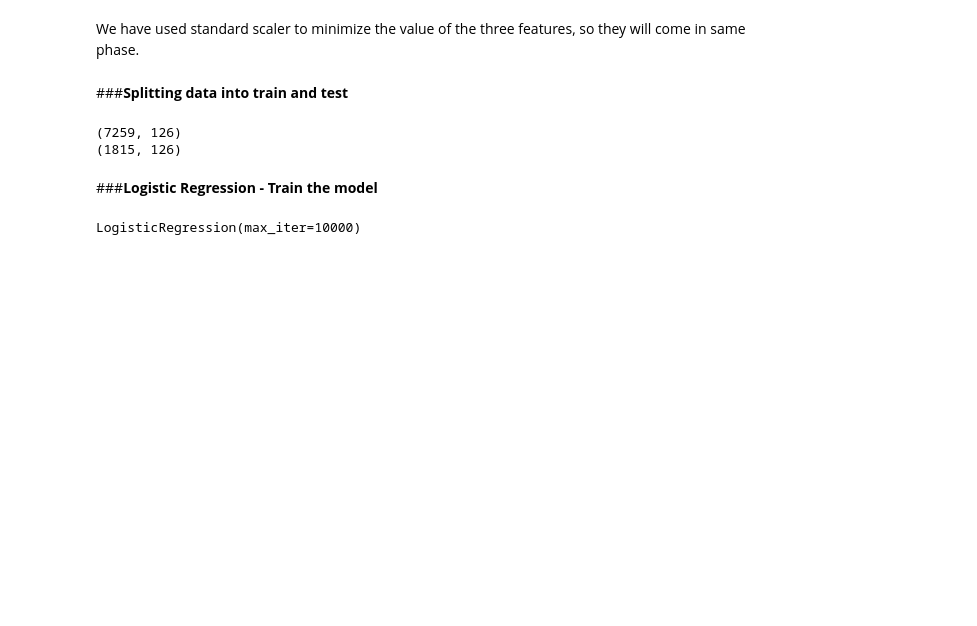
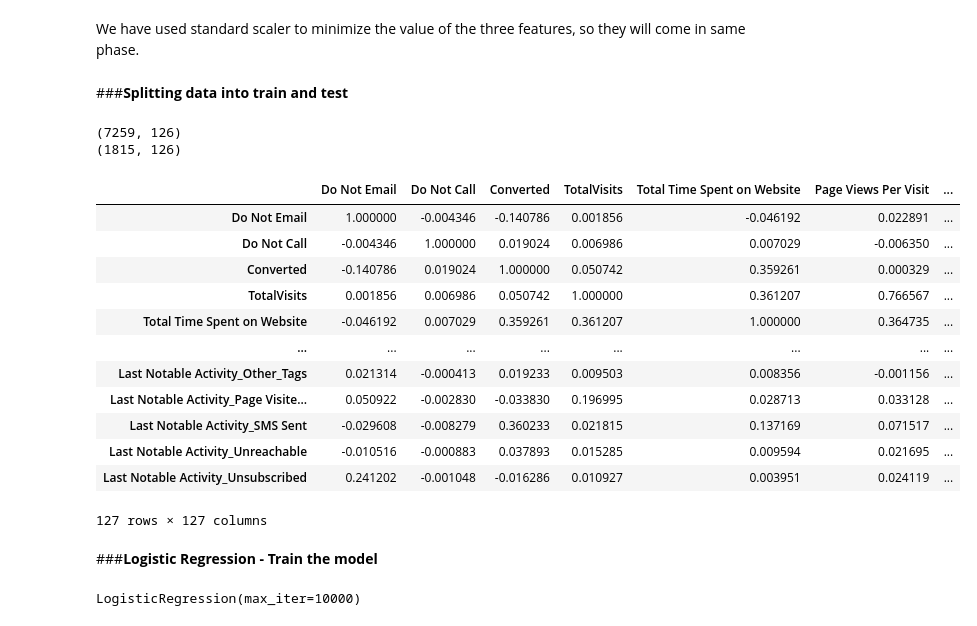
Before and after one commit to Mr-Himanshu123/Lead_Scoring_Prediction, a Jupyter notebook: Lead_Scoring_Prediction.ipynb, the cells around one changed output. Drawn from its saved outputs; the diff is of its cells as text; code cells hidden in the pictures; blank space fills up the shorter version.

```diff
--- a/Lead_Scoring_Prediction.ipynb
+++ b/Lead_Scoring_Prediction.ipynb
@@ -986,6 +1040,22 @@ print(X_test.shape)
 # %% [output]
 (7259, 126)
 (1815, 126)
+# %%
+lead_data_dummies.corr()
+# %% [output]
+|  | Do Not Email | Do Not Call | Converted | TotalVisits | Total Time Spent on Website | Page Views Per Visit | ... |
+| Do Not Email | 1.000000 | -0.004346 | -0.140786 | 0.001856 | -0.046192 | 0.022891 | ... |
+| Do Not Call | -0.004346 | 1.000000 | 0.019024 | 0.006986 | 0.007029 | -0.006350 | ... |
+| Converted | -0.140786 | 0.019024 | 1.000000 | 0.050742 | 0.359261 | 0.000329 | ... |
+| TotalVisits | 0.001856 | 0.006986 | 0.050742 | 1.000000 | 0.361207 | 0.766567 | ... |
+| Total Time Spent on Website | -0.046192 | 0.007029 | 0.359261 | 0.361207 | 1.000000 | 0.364735 | ... |
+| ... | ... | ... | ... | ... | ... | ... | ... |
+| Last Notable Activity_Other_Tags | 0.021314 | -0.000413 | 0.019233 | 0.009503 | 0.008356 | -0.001156 | ... |
+| Last Notable Activity_Page Visite... | 0.050922 | -0.002830 | -0.033830 | 0.196995 | 0.028713 | 0.033128 | ... |
+| Last Notable Activity_SMS Sent | -0.029608 | -0.008279 | 0.360233 | 0.021815 | 0.137169 | 0.071517 | ... |
+| Last Notable Activity_Unreachable | -0.010516 | -0.000883 | 0.037893 | 0.015285 | 0.009594 | 0.021695 | ... |
+| Last Notable Activity_Unsubscribed | 0.241202 | -0.001048 | -0.016286 | 0.010927 | 0.003951 | 0.024119 | ... |
+127 rows × 127 columns
 # %% [markdown]
 ###**Logistic Regression - Train the model**
 # %%
```
Also changed, not shown: parts of 18 cells of this notebook.
